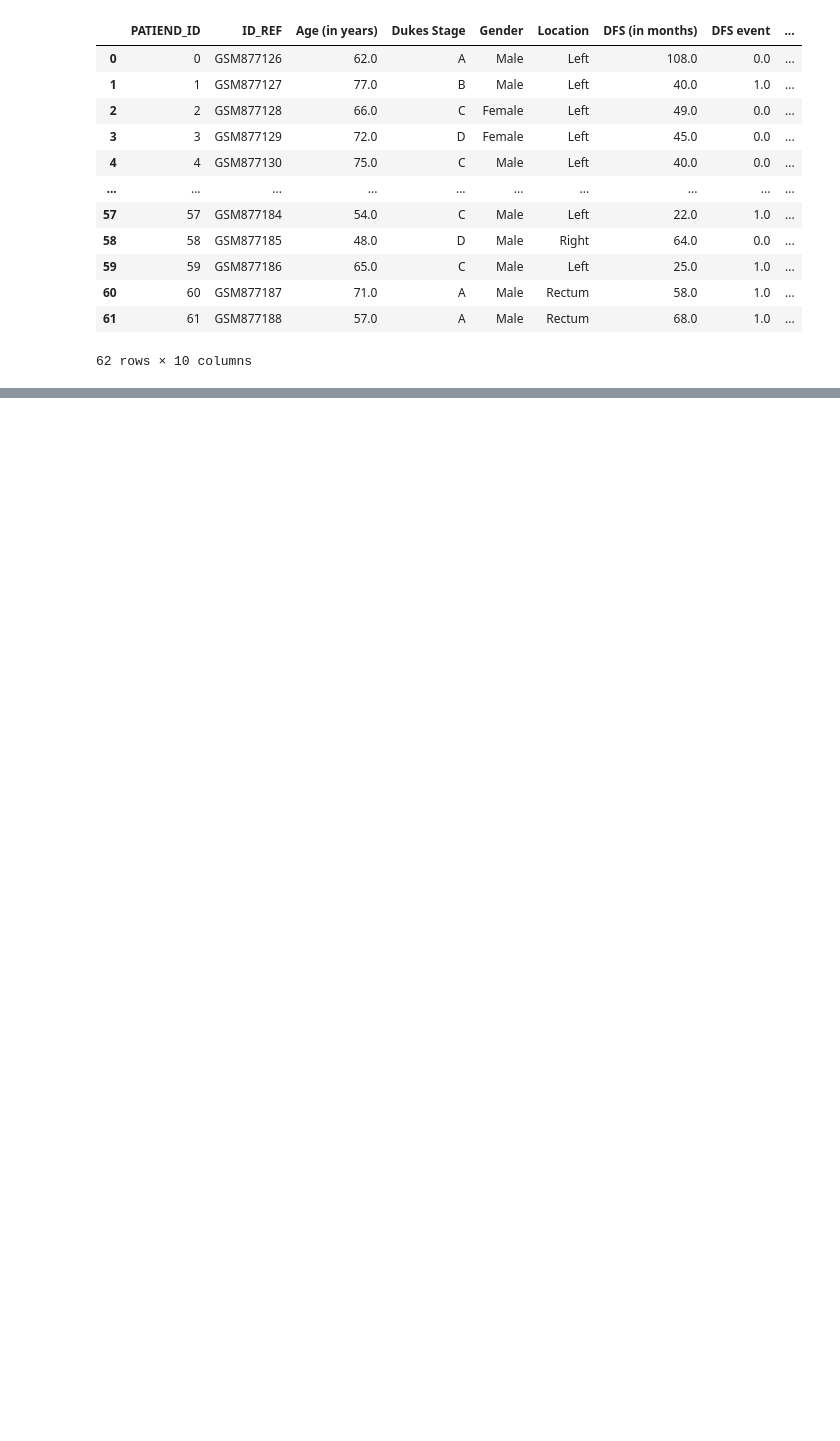
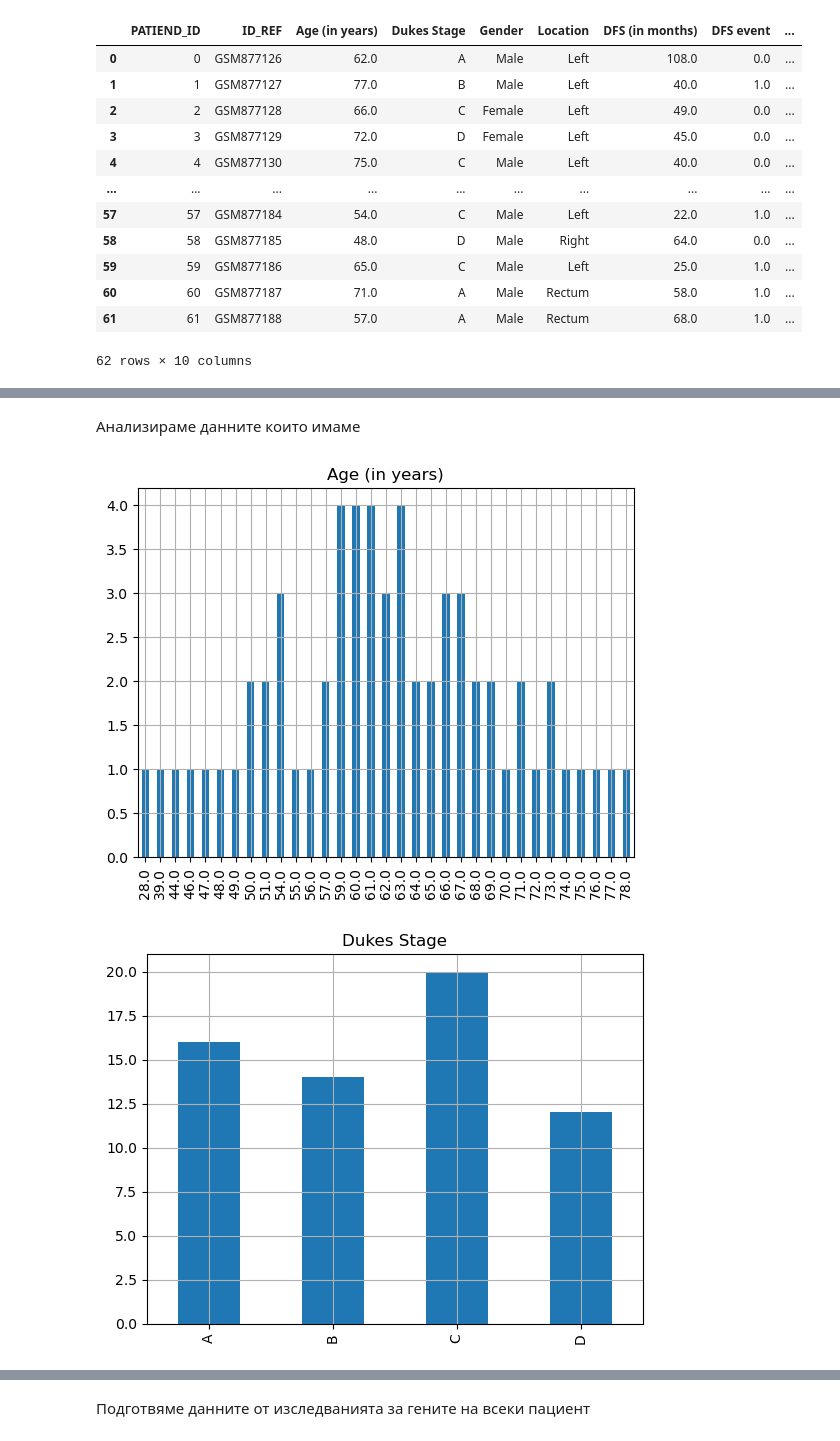
Before and after one commit to BorislavKrumov/colorectal-cancer, a Jupyter notebook: Colorectal cancer data prep.ipynb, the cells around one changed output, grey strips where cells are left out. Saved outputs shown, nothing was run; the diff lists cells and outputs as text; code cells hidden in the pictures; blank space fills up the shorter version.

```diff
--- a/Colorectal cancer data prep.ipynb
+++ b/Colorectal cancer data prep.ipynb
@@ -41,0 +68,14 @@ df_patients.dropna(how='any',axis=0)
+# %% [markdown]
+Aнализираме данните които имаме
+# %%
+features_cat_patients = ['Age (in years)','Dukes Stage', 'Gender', 'Location',
+                'DFS event', 'Adj_Radio', 'Adj_Chem']
+# %%
+for f in features_cat_patients:
+    df_patients[f].value_counts().sort_index().plot(kind='bar')
+    plt.title(f)
+    plt.grid()
+    plt.show()
+# %% [output]
+[figure, added]
+[figure, added]
@@ -41,0 +87,2 @@ df_patients.dropna(how='any',axis=0)
+# %% [markdown]
+Подготвяме данните от изследванията за гените на всеки пациент
```
Also changed, not shown: parts of 21 cells of this notebook, 2 other files.
